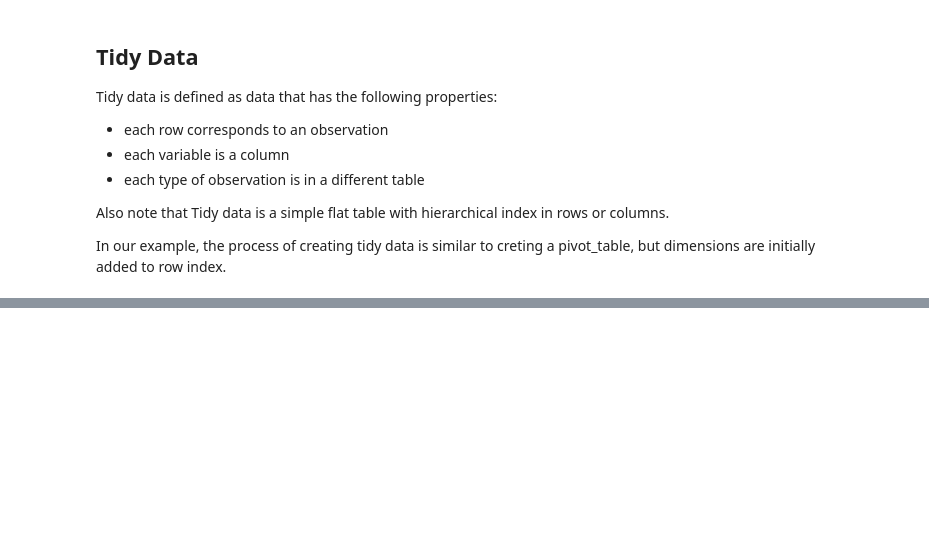
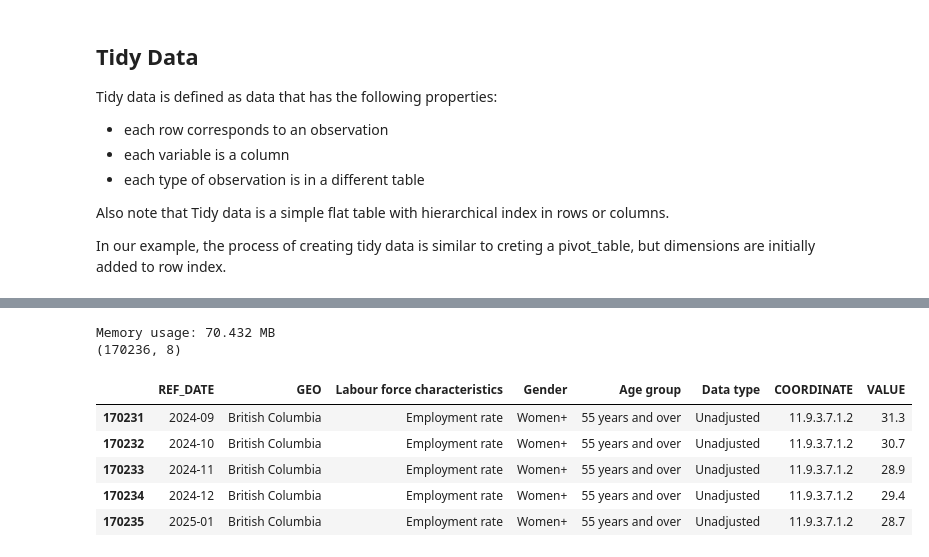
Before and after one commit to mahdi-ghafarian/pandas, a Jupyter notebook: panel_data.ipynb, the cells around one changed output, grey strips where cells are left out. Drawn from its saved outputs; the diff is of its cells as text; code cells hidden in the pictures; blank space fills up the shorter version.

```diff
--- a/panel_data.ipynb
+++ b/panel_data.ipynb
@@ -514,0 +519,20 @@ None
+# %%
+# drop extra columns
+columns_to_drop = ['DGUID', 'Statistics', 'UOM', 'SCALAR_FACTOR',
+'UOM_ID','SCALAR_ID','VECTOR', 'STATUS', 'SYMBOL', 'TERMINATED', 'DECIMALS']
+
+df_5 = df_1.drop(columns=[col for col in columns_to_drop if col in df_1.columns], axis=1)
+
+# Display the DataFrame and its memory usage
+memory_usage(df_5)
+print(df_5.shape)
+df_5.tail()
+# %% [output]
+Memory usage: 70.432 MB
+(170236, 8)
+|  | REF_DATE | GEO | Labour force characteristics | Gender | Age group | Data type | COORDINATE | VALUE |
+| 170231 | 2024-09 | British Columbia | Employment rate | Women+ | 55 years and over | Unadjusted | 11.9.3.7.1.2 | 31.3 |
+| 170232 | 2024-10 | British Columbia | Employment rate | Women+ | 55 years and over | Unadjusted | 11.9.3.7.1.2 | 30.7 |
+| 170233 | 2024-11 | British Columbia | Employment rate | Women+ | 55 years and over | Unadjusted | 11.9.3.7.1.2 | 28.9 |
+| 170234 | 2024-12 | British Columbia | Employment rate | Women+ | 55 years and over | Unadjusted | 11.9.3.7.1.2 | 29.4 |
+| 170235 | 2025-01 | British Columbia | Employment rate | Women+ | 55 years and over | Unadjusted | 11.9.3.7.1.2 | 28.7 |
```
Also changed, not shown: parts of 8 cells of this notebook.
